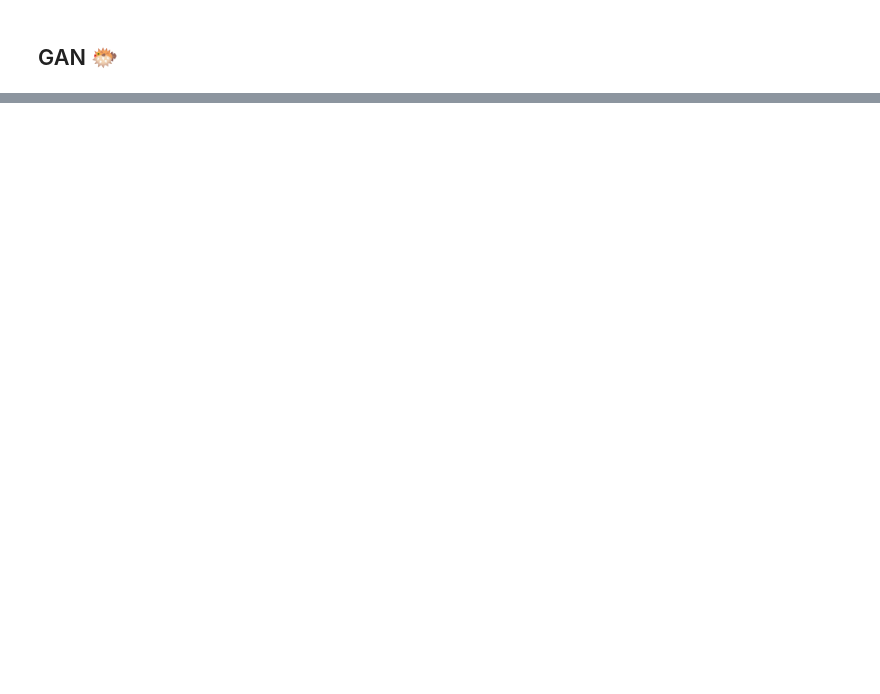
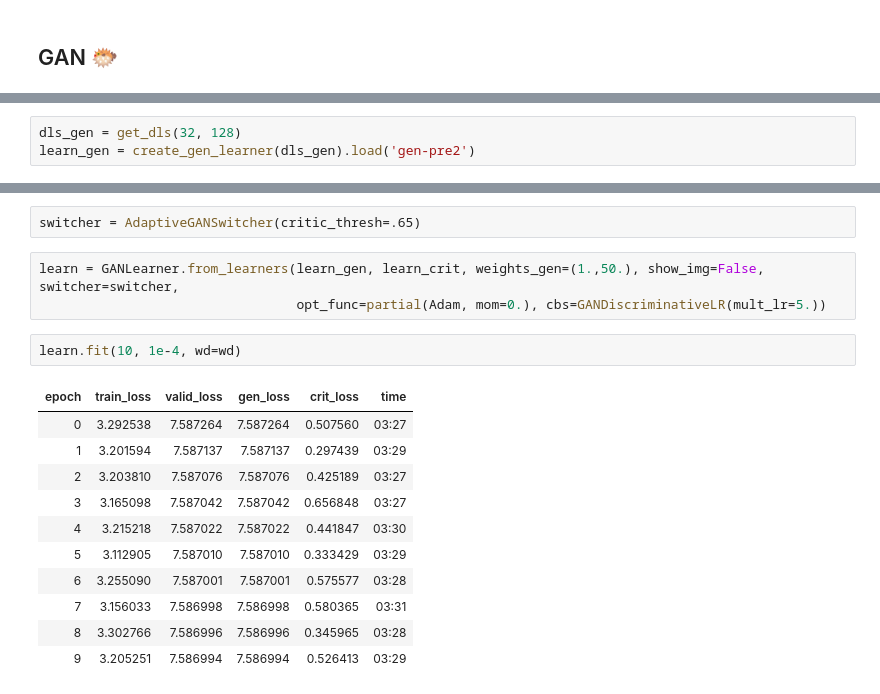
Before and after one commit to wegatron/fast-ai-course-note, a Jupyter notebook: superres-gan.ipynb, the cells around one changed output, grey strips where cells are left out. Saved outputs shown, nothing was run; the diff lists cells and outputs as text; blank space fills up the shorter version.

```diff
--- a/superres-gan.ipynb
+++ b/superres-gan.ipynb
@@ -256,0 +276,3 @@ def create_crit_learner(data, metrics):
+# %%
+dls_gen = get_dls(32, 128)
+learn_gen = create_gen_learner(dls_gen).load('gen-pre2')
@@ -256,0 +297,19 @@ def create_crit_learner(data, metrics):
+# %%
+switcher = AdaptiveGANSwitcher(critic_thresh=.65)
+# %%
+learn = GANLearner.from_learners(learn_gen, learn_crit, weights_gen=(1.,50.), show_img=False, switcher=switcher,
+                                 opt_func=partial(Adam, mom=0.), cbs=GANDiscriminativeLR(mult_lr=5.))
+# %%
+learn.fit(10, 1e-4, wd=wd)
+# %% [output]
+| epoch | train_loss | valid_loss | gen_loss | crit_loss | time |
+| 0 | 3.292538 | 7.587264 | 7.587264 | 0.507560 | 03:27 |
+| 1 | 3.201594 | 7.587137 | 7.587137 | 0.297439 | 03:29 |
+| 2 | 3.203810 | 7.587076 | 7.587076 | 0.425189 | 03:27 |
+| 3 | 3.165098 | 7.587042 | 7.587042 | 0.656848 | 03:27 |
+| 4 | 3.215218 | 7.587022 | 7.587022 | 0.441847 | 03:30 |
+| 5 | 3.112905 | 7.587010 | 7.587010 | 0.333429 | 03:29 |
+| 6 | 3.255090 | 7.587001 | 7.587001 | 0.575577 | 03:28 |
+| 7 | 3.156033 | 7.586998 | 7.586998 | 0.580365 | 03:31 |
+| 8 | 3.302766 | 7.586996 | 7.586996 | 0.345965 | 03:28 |
+| 9 | 3.205251 | 7.586994 | 7.586994 | 0.526413 | 03:29 |
```
Also changed, not shown: parts of 23 cells of this notebook.
